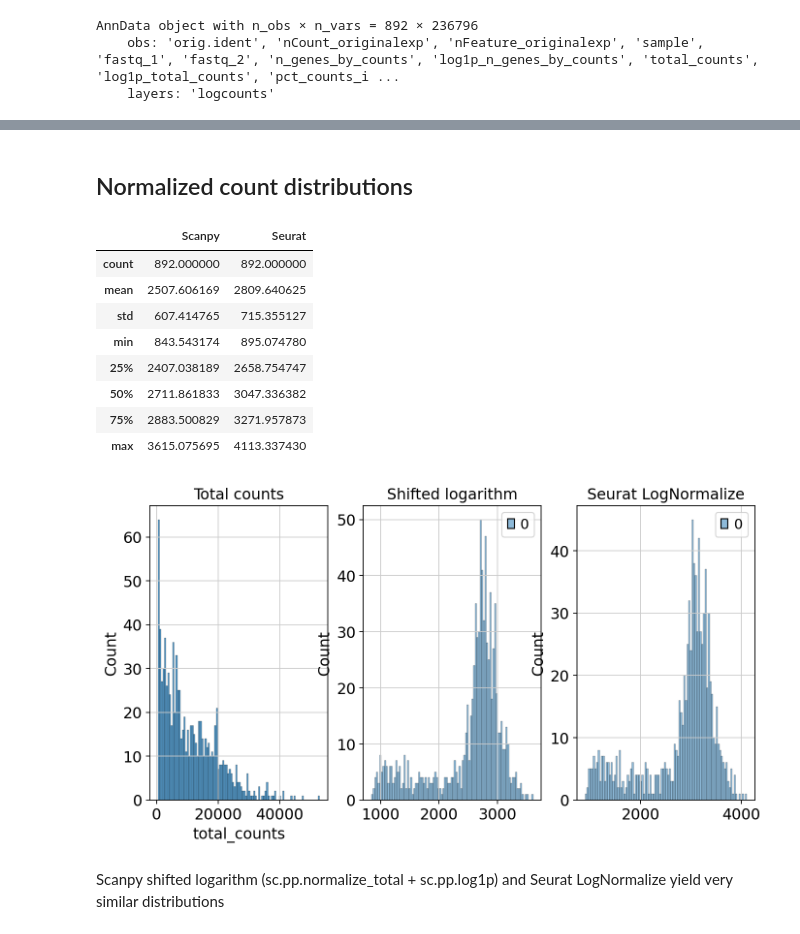
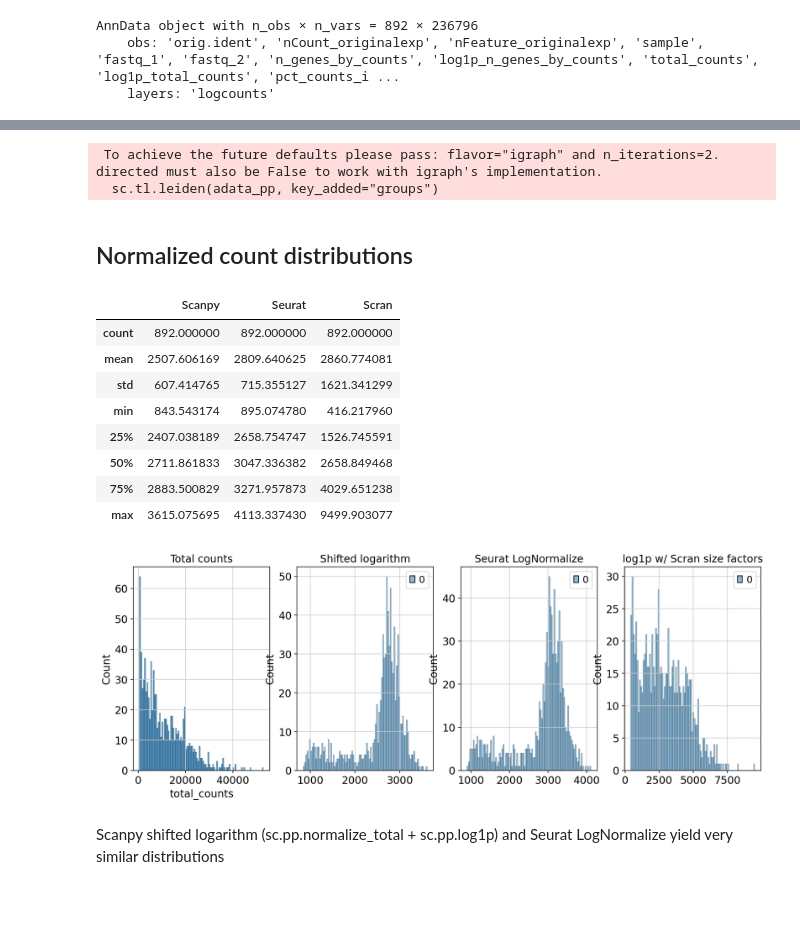
Before and after one commit to PhilipPeffer/scRNA-seq-analysis, a Jupyter notebook: preprocessing_visualization/normalization/normalization.ipynb, the cells around one changed output, grey strips where cells are left out. Cells and saved outputs as stored; diff of their text form; code cells hidden in the pictures; blank space fills up the shorter version.

```diff
--- a/preprocessing_visualization/normalization/normalization.ipynb
+++ b/preprocessing_visualization/normalization/normalization.ipynb
@@ -103,0 +109,19 @@ AnnData object with n_obs × n_vars = 892 × 236796
+# %%
+# Preliminary clustering for differentiated normalisation
+adata_pp = adata.copy()
+sc.pp.normalize_total(adata_pp)
+sc.pp.log1p(adata_pp)
+sc.pp.pca(adata_pp, n_comps=15)
+sc.pp.neighbors(adata_pp)
+sc.tl.leiden(adata_pp, key_added="groups")
+# %% [output]
+ To achieve the future defaults please pass: flavor="igraph" and n_iterations=2.  directed must also be False to work with igraph's implementation.
+  sc.tl.leiden(adata_pp, key_added="groups")
+# %%
+data_mat = adata_pp.X.T
+# convert to CSC if possible. See https://github.com/MarioniLab/scran/issues/70
+if issparse(data_mat):
+    if data_mat.nnz > 2**31 - 1:
+        data_mat = data_mat.tocoo()
+    else:
+        data_mat = data_mat.tocsc()
@@ -104,32 +137,52 @@ AnnData object with n_obs × n_vars = 892 × 236796
+# %%
+%%R -o size_factors
+# compute the size factors based on the groups of cells we calculated before
+size_factors = sizeFactors(
+    computeSumFactors(
+        SingleCellExperiment(
+            list(counts=data_mat)),
+            clusters = input_groups,
+            min.mean = 0.1,
+            BPPARAM = MulticoreParam()
+    )
+)
+# %%
+# save size_factors in .obs
+adata.obs["size_factors"] = size_factors
+scran = adata.X / adata.obs["size_factors"].values[:, None]
+adata.layers["scran_normalization"] = csr_matrix(sc.pp.log1p(scran))
 # %% [markdown]
 ## Normalized count distributions
 # %%
 import numpy as np
 import pandas as pd
 x = pd.DataFrame({'Scanpy':np.array(adata.layers["log1p_norm"].sum(1)).flatten(),
-                 'Seurat':np.array(norm.layers["logcounts"].sum(1)).flatten()})
+                 'Seurat':np.array(norm.layers["logcounts"].sum(1)).flatten(),
+                 'Scran':np.array(adata.layers["scran_normalization"].sum(1)).flatten()})
 x.describe()
 # %% [output]
-|  | Scanpy | Seurat |
-| count | 892.000000 | 892.000000 |
-| mean | 2507.606169 | 2809.640625 |
-| std | 607.414765 | 715.355127 |
-| min | 843.543174 | 895.074780 |
-| 25% | 2407.038189 | 2658.754747 |
-| 50% | 2711.861833 | 3047.336382 |
-| 75% | 2883.500829 | 3271.957873 |
-| max | 3615.075695 | 4113.337430 |
+|  | Scanpy | Seurat | Scran |
+| count | 892.000000 | 892.000000 | 892.000000 |
+| mean | 2507.606169 | 2809.640625 | 2860.774081 |
+| std | 607.414765 | 715.355127 | 1621.341299 |
+| min | 843.543174 | 895.074780 | 416.217960 |
+| 25% | 2407.038189 | 2658.754747 | 1526.745591 |
+| 50% | 2711.861833 | 3047.336382 | 2658.849468 |
+| 75% | 2883.500829 | 3271.957873 | 4029.651238 |
+| max | 3615.075695 | 4113.337430 | 9499.903077 |
 # %%
-fig, axes = plt.subplots(1, 3, figsize=(10, 5))
+fig, axes = plt.subplots(1, 4, figsize=(15, 5))
 p1 = sns.histplot(adata.obs["total_counts"], bins=100, kde=False, ax=axes[0])
 axes[0].set_title("Total counts")
 p2 = sns.histplot(adata.layers["log1p_norm"].sum(1), bins=100, kde=False, ax=axes[1])
 axes[1].set_title("Shifted logarithm")
 p3 = sns.histplot(norm.layers["logcounts"].sum(1), bins=100, kde=False, ax=axes[2])
 axes[2].set_title("Seurat LogNormalize")
+p4 = sns.histplot(adata.layers["scran_normalization"].sum(1), bins=100, kde=False, ax=axes[3])
+axes[3].set_title("log1p w/ Scran size factors")
 plt.show()
 # %% [output]
-[figure, old version]
+[figure, new version]
 # %% [markdown]
 Scanpy shifted logarithm (sc.pp.normalize_total + sc.pp.log1p) and Seurat LogNormalize yield very similar distributions
 # %%
```
Also changed, not shown: parts of 9 cells of this notebook, 3 other files.
